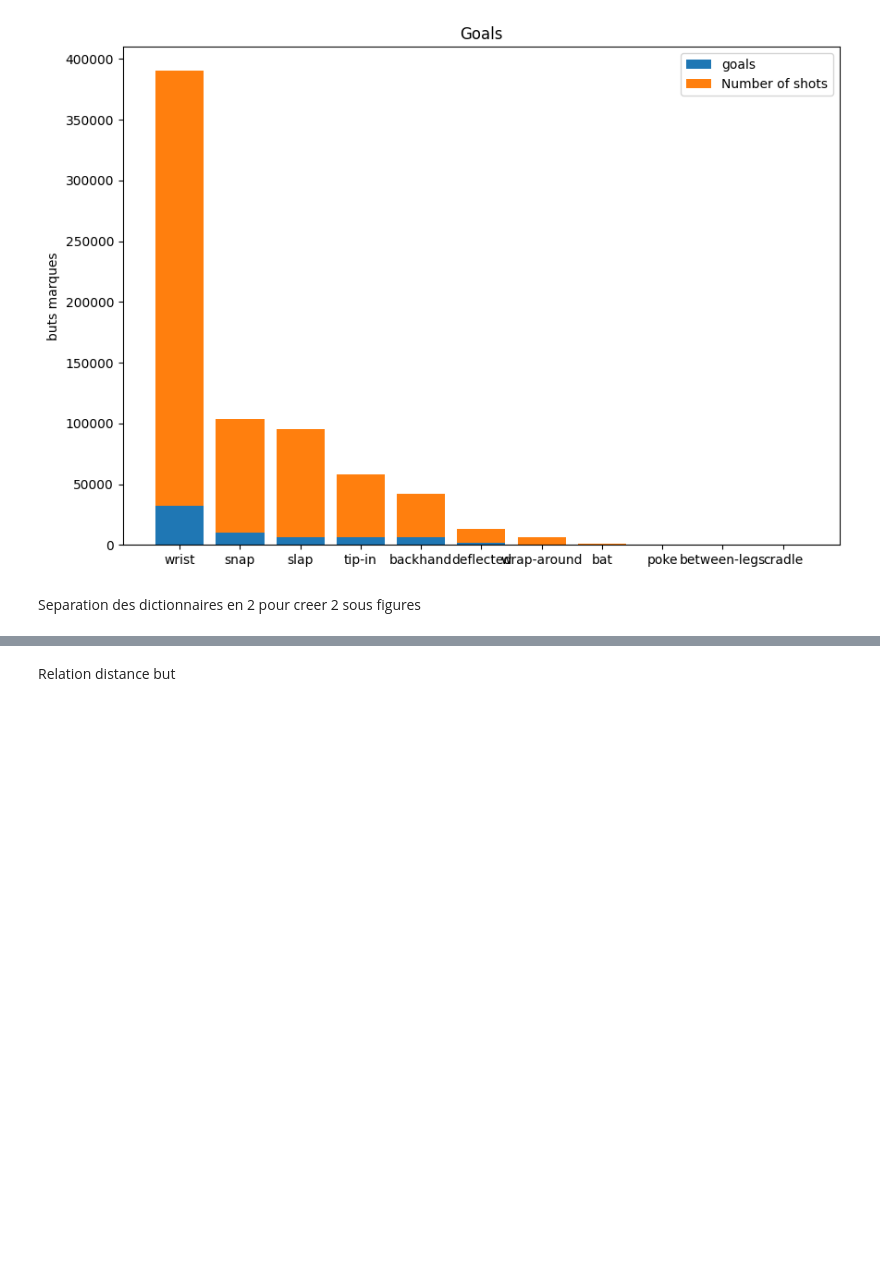
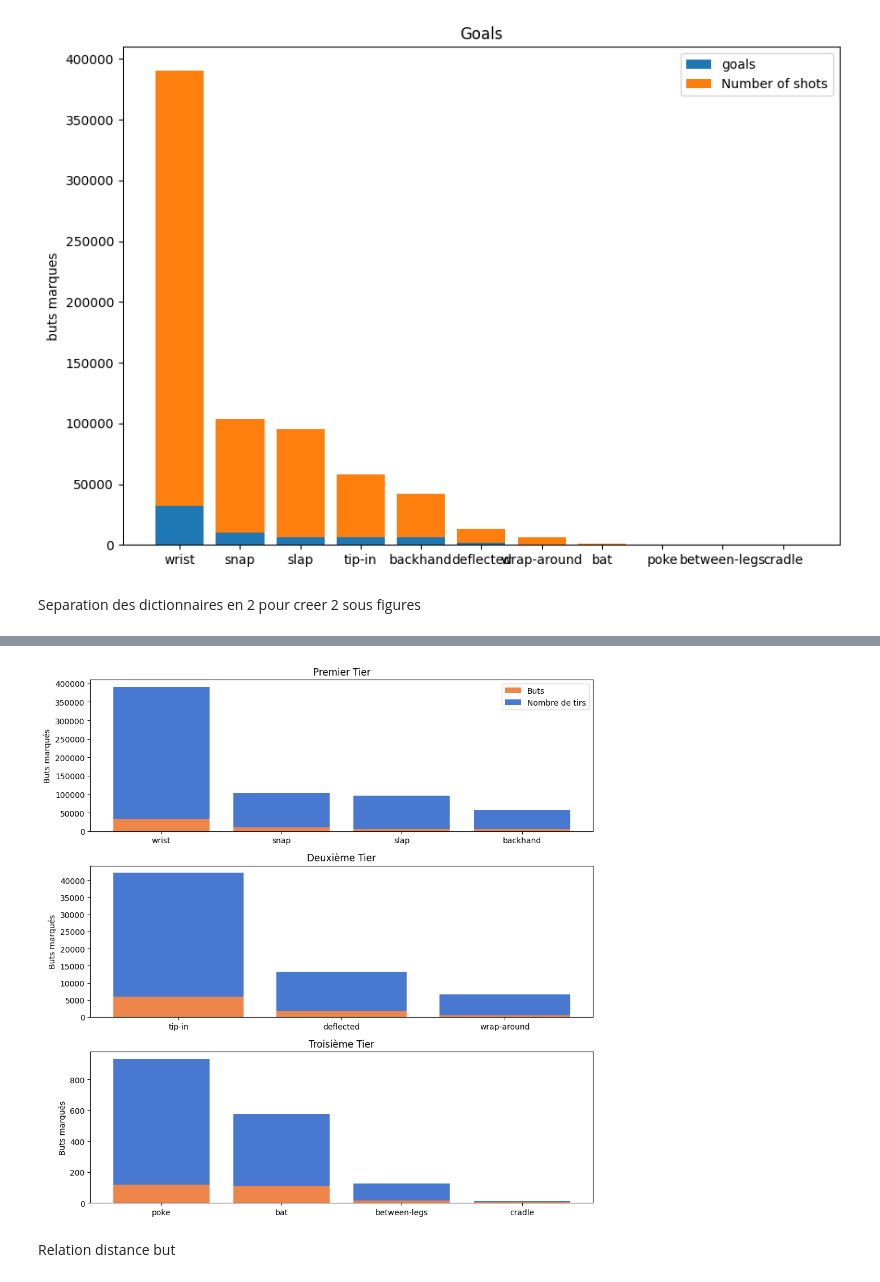
Before and after one commit to edwardhab/IFT-6758---A3-NHL, a Jupyter notebook: notebooks/Visualisation.ipynb, the cells around one changed output, grey strips where cells are left out. Drawn from its saved outputs; the diff is of its cells as text; code cells hidden in the pictures; blank space fills up the shorter version.

```diff
--- a/notebooks/Visualisation.ipynb
+++ b/notebooks/Visualisation.ipynb
@@ -226,3 +248,53 @@ plt.show()
+# %%
+# Define tiers
+tier = len(total_shots) // 3
+premiertier = list(total_shots.values())[:tier + 1]
+secondtier = list(total_shots.values())[tier + 1:2*tier + 1]
+thirdtier = list(total_shots.values())[2*tier + 1:]
+
+firstgoals = list(goals.values())[:tier + 1]
+secondgoals = list(goals.values())[tier + 1:2*tier + 1]
+thirdgoals = list(goals.values())[2*tier + 1:]
+
+fig, ax = plt.subplots(3, figsize=(10, 10))  # Create 3 subplots
+space1 = np.arange(len(premiertier))
+space2 = np.arange(len(secondtier))
+space3 = np.arange(len(thirdtier))
+colors = sns.color_palette("muted")
+
+# First subplot
+ax[0].bar(space1, firstgoals, label="Buts", color=colors[1])
+ax[0].bar(space1, premiertier, bottom=firstgoals, label='Nombre de tirs', color=colors[0])
+ax[0].set_ylabel('Buts marqués')
+ax[0].set_title('Premier Tier')
+
+# Second subplot
+ax[1].bar(space2, secondgoals, label="Buts", color=colors[1])
+ax[1].bar(space2, secondtier, bottom=secondgoals, label='Nombre de tirs', color=colors[0])
+ax[1].set_ylabel('Buts marqués')
+ax[1].set_title('Deuxième Tier')
+
+# Third subplot
+ax[2].bar(space3, thirdgoals, label="Buts", color=colors[1])
+ax[2].bar(space3, thirdtier, bottom=thirdgoals, label='Nombre de tirs', color=colors[0])
+ax[2].set_ylabel('Buts marqués')
+ax[2].set_title('Troisième Tier')
+
+# Set x-ticks for each subplot
+ax[0].set_xticks(space1)
+ax[0].set_xticklabels(list(total_shots.keys())[:tier + 1])
+ax[1].set_xticks(space2)
+ax[1].set_xticklabels(list(total_shots.keys())[tier + 1:2*tier + 1])
+ax[2].set_xticks(space3)
+ax[2].set_xticklabels(list(total_shots.keys())[2*tier + 1:])
+
+# Place legend in the upper right of the first subplot
+ax[0].legend(loc='upper right')
+
+plt.tight_layout()
+plt.show()
+# %% [output]
+[figure, added]
 # %% [markdown]
 Relation distance but
 # %%
```
Also changed, not shown: parts of 17 cells of this notebook.
